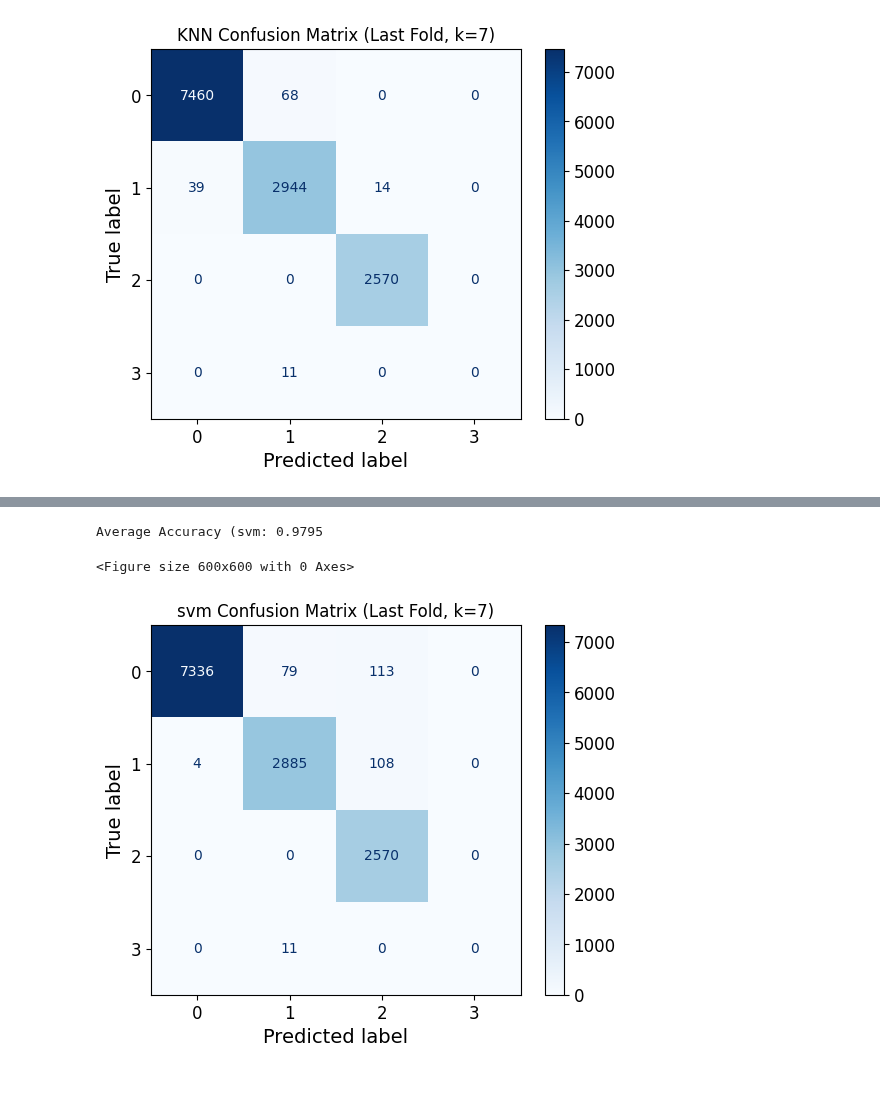
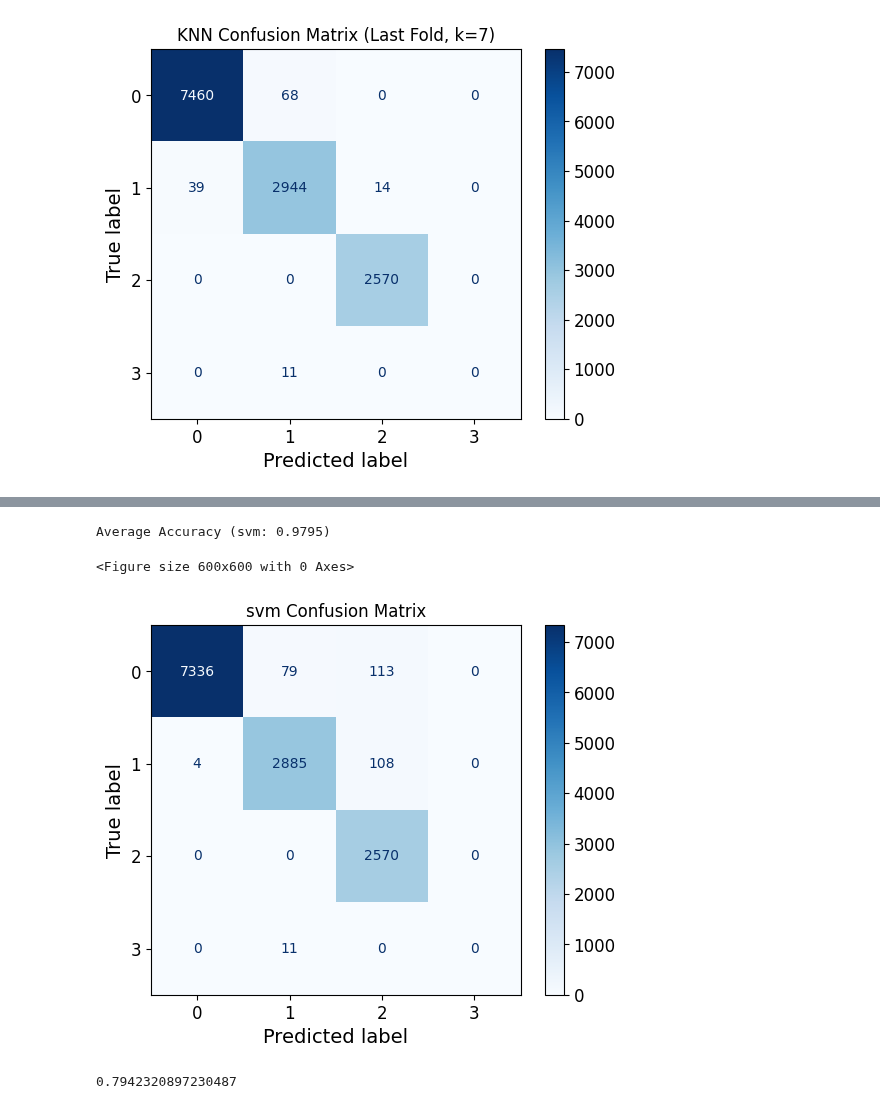
Before and after one commit to JeremiahHerring/Predict-Firewall-Actions, a Jupyter notebook: 4 or more ML Classifiers.ipynb, the cells around one changed output, grey strips where cells are left out. Saved outputs shown, nothing was run; the diff lists cells and outputs as text; code cells hidden in the pictures.

```diff
--- a/4 or more ML Classifiers.ipynb
+++ b/4 or more ML Classifiers.ipynb
@@ -300,30 +300,43 @@ print(acc_score)
 # %%
 # Stratified KFold cross-validation
 skf = StratifiedKFold(n_splits=5)
 
 svm_accuracies = []
 svm_conf_matrices = []
 
 for train_index, test_index in skf.split(X, y):
     X_train, X_test = X.iloc[train_index], X.iloc[test_index]
     y_train, y_test = y.iloc[train_index], y.iloc[test_index]
 
     svm_model.fit(X_train, y_train)
     svm_preds = svm_model.predict(X_test)
 
     svm_accuracies.append(accuracy_score(y_test, svm_preds))
     svm_conf_matrices.append(confusion_matrix(y_test, svm_preds))
 
 # Average accuracy
 avg_svm_accuracy = np.mean(svm_accuracies)
 
 print(f"Average Accuracy (svm: {avg_svm_accuracy:.4f})")
 
 plt.figure(figsize=(6, 6))
 ConfusionMatrixDisplay(svm_conf_matrices[-1], display_labels=svm_model.classes_).plot(cmap="Blues")
-plt.title(f"svm Confusion Matrix (Last Fold, k={k_neighbors})")
+plt.title(f"svm Confusion Matrix")
 plt.show()
 # %% [output]
-Average Accuracy (svm: 0.9795
+Average Accuracy (svm: 0.9795)
 <Figure size 600x600 with 0 Axes>
-[figure, old version]
+[figure, new version]
+# %%
+from sklearn.svm import SVC
+X = X[['NAT Source Port', 'Elapsed Time (sec)']]
+X_train, X_test, y_train, y_test = train_test_split(X, y, test_size=0.2, random_state=42)
+svm_model = SVC()
+svm_model.fit(X_train, y_train)
+predictions = svm_model.predict(X_test)
+#print(X_train, y_train)
+
+acc_score = accuracy_score(y_test, predictions)
+print(acc_score)
+# %% [output]
+0.7942320897230487
```
Also changed, not shown: parts of 2 cells of this notebook.
